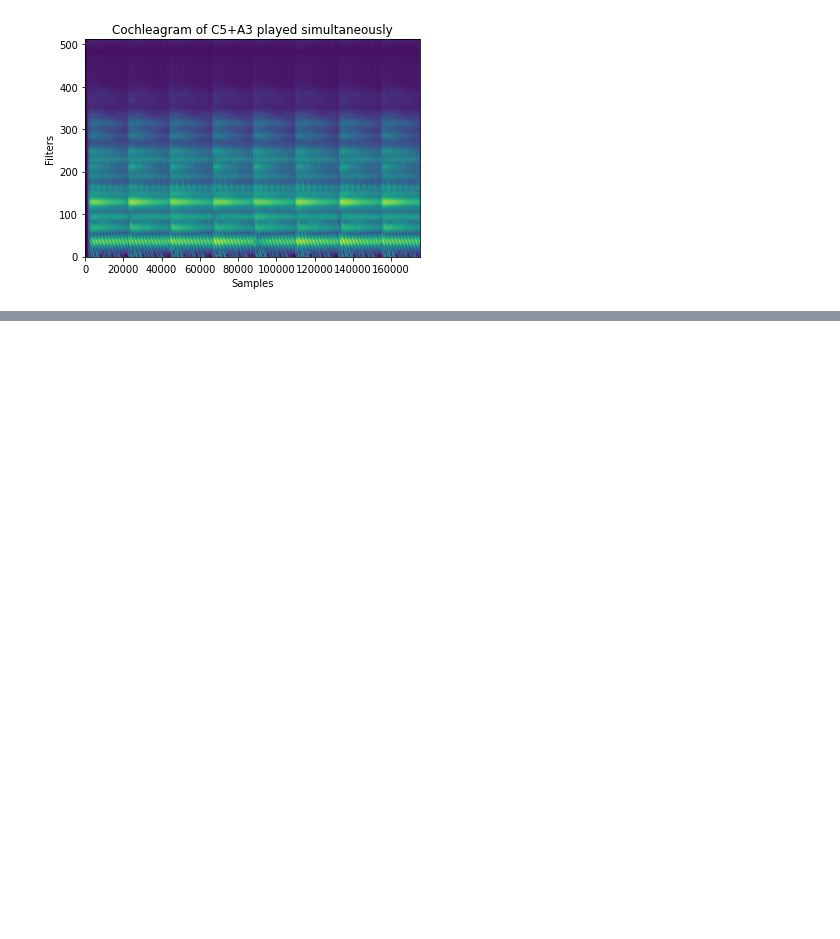
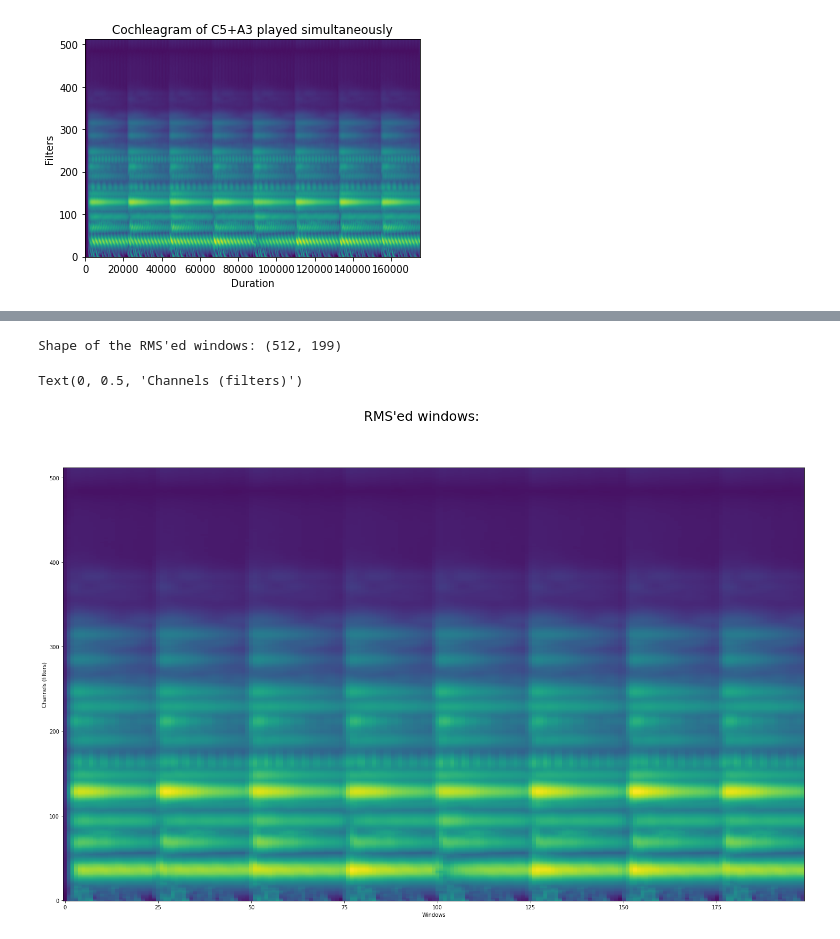
Before and after one commit to salveron/bachelors_thesis, a Jupyter notebook: notebooks/experiments.ipynb, the cells around one changed output, grey strips where cells are left out. Drawn from its saved outputs; the diff is of its cells as text; code cells hidden in the pictures; blank space fills up the shorter version.

```diff
--- a/notebooks/experiments.ipynb
+++ b/notebooks/experiments.ipynb
@@ -167,0 +190,14 @@ Duration: 3.97061224 s, nsamples: 175104, samplerate: 44.1 kHz
+# %%
+rmsed = np.apply_along_axis(lambda vec: np.sqrt(np.mean(np.square(vec))), 2, windows).T
+
+print(f"Shape of the RMS'ed windows: {rmsed.shape}")
+fig = figure(figsize=(25, 15))
+imshow(rmsed, origin='lower', aspect='auto', vmin=0, interpolation="none")
+
+suptitle("RMS'ed windows:", fontsize=25)
+xlabel("Windows")
+ylabel("Channels (filters)")
+# %% [output]
+Shape of the RMS'ed windows: (512, 199)
+Text(0, 0.5, 'Channels (filters)')
+[figure, added]
```
Also changed, not shown: parts of 5 cells of this notebook.
